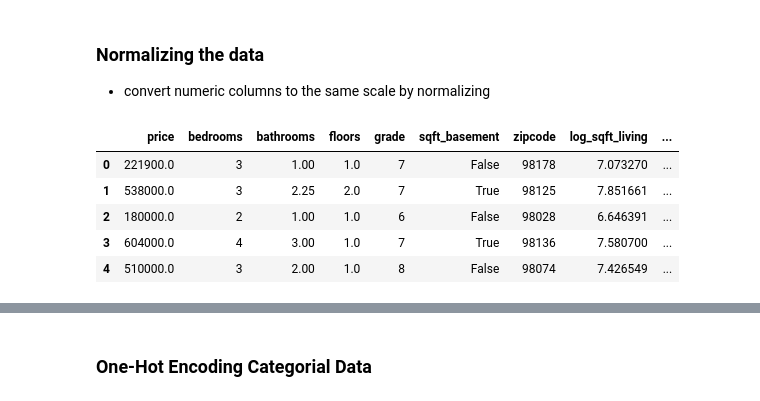
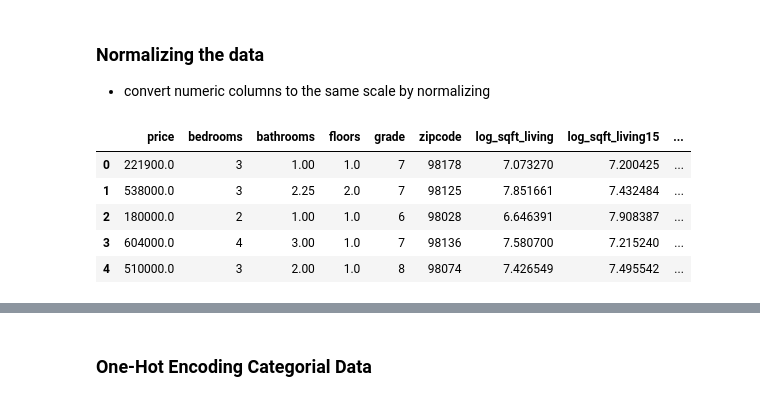
Before and after one commit to taramullin/dsc-1-final-project-online-ds-pt-041519, a Jupyter notebook: student.ipynb, the cells around one changed output, grey strips where cells are left out. Saved outputs shown, nothing was run; the diff lists cells and outputs as text; code cells hidden in the pictures.

Commit message:
models with lat

```diff
--- a/student.ipynb
+++ b/student.ipynb
@@ -722,7 +735,7 @@ dtypes: bool(1), float64(7), int64(9), object(2)
 memory usage: 3.1+ MB
 # %%
 features = df.iloc[:, 1:19]
-to_drop = ["sqft_above", "sqft_lot", "sqft_lot15", "yr_built", "yr_renovated","lat","long", 'condition','view']
+to_drop = ["sqft_above", "sqft_lot", "sqft_lot15", "yr_built", "yr_renovated","lat","long", 'condition']
 features = features.drop(to_drop, axis=1)
 features.head()
 # %% [output]
@@ -735,9 +748,9 @@ features.head()
 # %% [markdown]
 ### transforming the data
 # %%
-features_log = pd.DataFrame([])
-features_log['log_sqft_living'] = np.log(features['sqft_living'])
-features_log['log_sqft_living15'] = np.log(features['sqft_living15'])
-features_log.hist(figsize = [10,5]);
+features_transformed = pd.DataFrame([])
+features_transformed['log_sqft_living'] = np.log(features['sqft_living'])
+features_transformed['log_sqft_living15'] = np.log(features['sqft_living15'])
+features_transformed.hist(figsize = [10,5]);
 # %% [output]
 [figure]
@@ -754,3 +763,5 @@ features_log.head()
 | 2 | 6.646391 | 7.908387 |
 | 3 | 7.580700 | 7.215240 |
 | 4 | 7.426549 | 7.495542 |
+# %%
+features_transformed['basement_bool'] = df.sqft_basement.astype('bool')
@@ -757,5 +777,5 @@ features_log.head()
 # %%
-features = pd.concat([features, features_log], axis=1)
+features = pd.concat([features, features_transformed], axis=1)
 # %%
 features.head()
 # %% [output]
@@ -778,16 +798,17 @@ features.head()
 # %%
 df_model_1 = pd.DataFrame([])
 df_model_1 = pd.concat([features], axis=1)
 df_model_1 = df_model_1.drop("sqft_living", axis =1)
 df_model_1 = df_model_1.drop("sqft_living15", axis =1)
+df_model_1 = df_model_1.drop("sqft_basement", axis = 1)
 df_model_1.head()
 # %% [output]
-|  | price | bedrooms | bathrooms | floors | grade | sqft_basement | zipcode | log_sqft_living | ... |
-| 0 | 221900.0 | 3 | 1.00 | 1.0 | 7 | False | 98178 | 7.073270 | ... |
-| 1 | 538000.0 | 3 | 2.25 | 2.0 | 7 | True | 98125 | 7.851661 | ... |
-| 2 | 180000.0 | 2 | 1.00 | 1.0 | 6 | False | 98028 | 6.646391 | ... |
-| 3 | 604000.0 | 4 | 3.00 | 1.0 | 7 | True | 98136 | 7.580700 | ... |
-| 4 | 510000.0 | 3 | 2.00 | 1.0 | 8 | False | 98074 | 7.426549 | ... |
+|  | price | bedrooms | bathrooms | floors | grade | zipcode | log_sqft_living | log_sqft_living15 | ... |
+| 0 | 221900.0 | 3 | 1.00 | 1.0 | 7 | 98178 | 7.073270 | 7.200425 | ... |
+| 1 | 538000.0 | 3 | 2.25 | 2.0 | 7 | 98125 | 7.851661 | 7.432484 | ... |
+| 2 | 180000.0 | 2 | 1.00 | 1.0 | 6 | 98028 | 6.646391 | 7.908387 | ... |
+| 3 | 604000.0 | 4 | 3.00 | 1.0 | 7 | 98136 | 7.580700 | 7.215240 | ... |
+| 4 | 510000.0 | 3 | 2.00 | 1.0 | 8 | 98074 | 7.426549 | 7.495542 | ... |
 # %%
 df_model_1.info()
 # %% [output]
```
Also changed, not shown: parts of 76 cells of this notebook.
